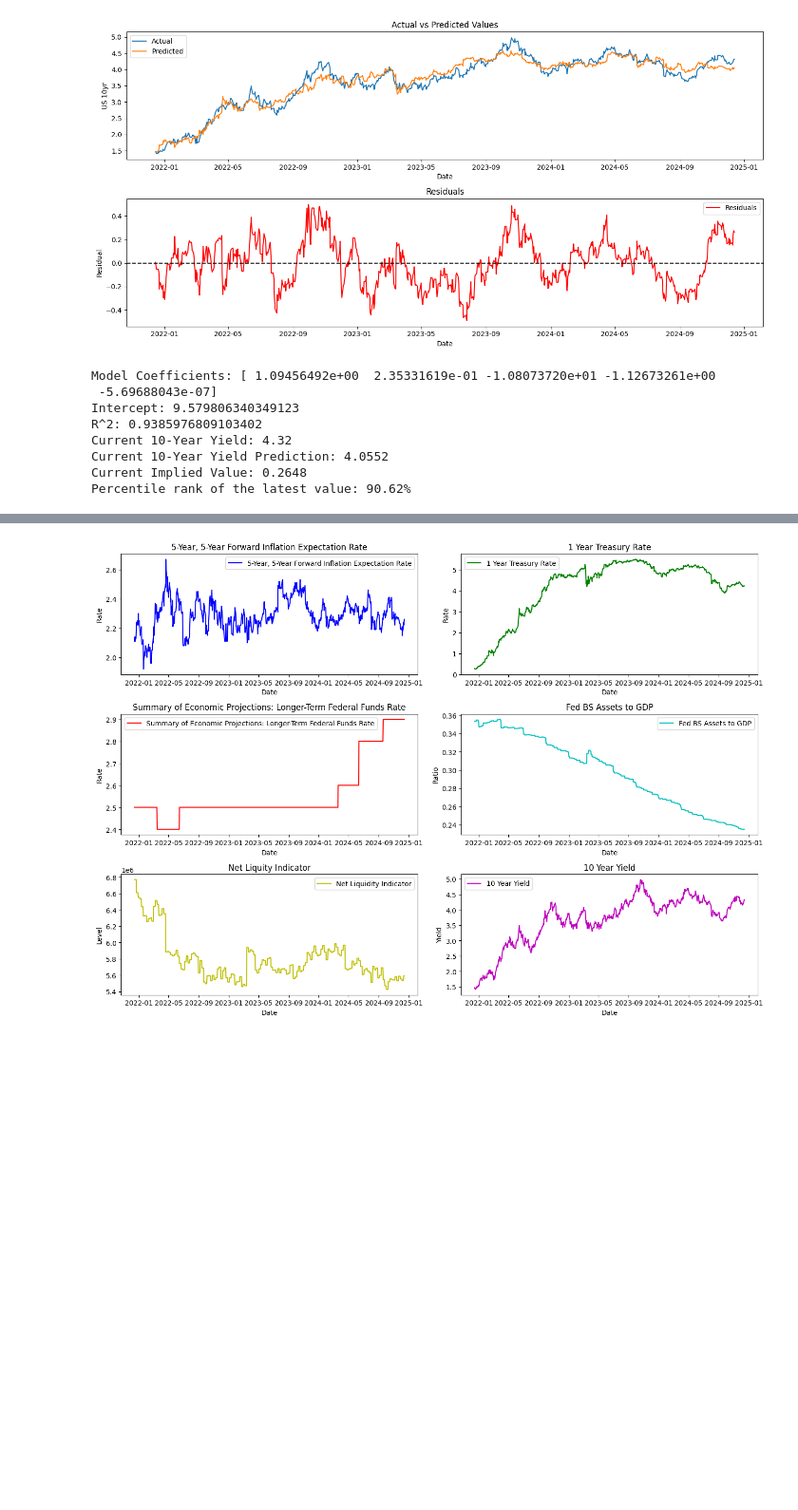
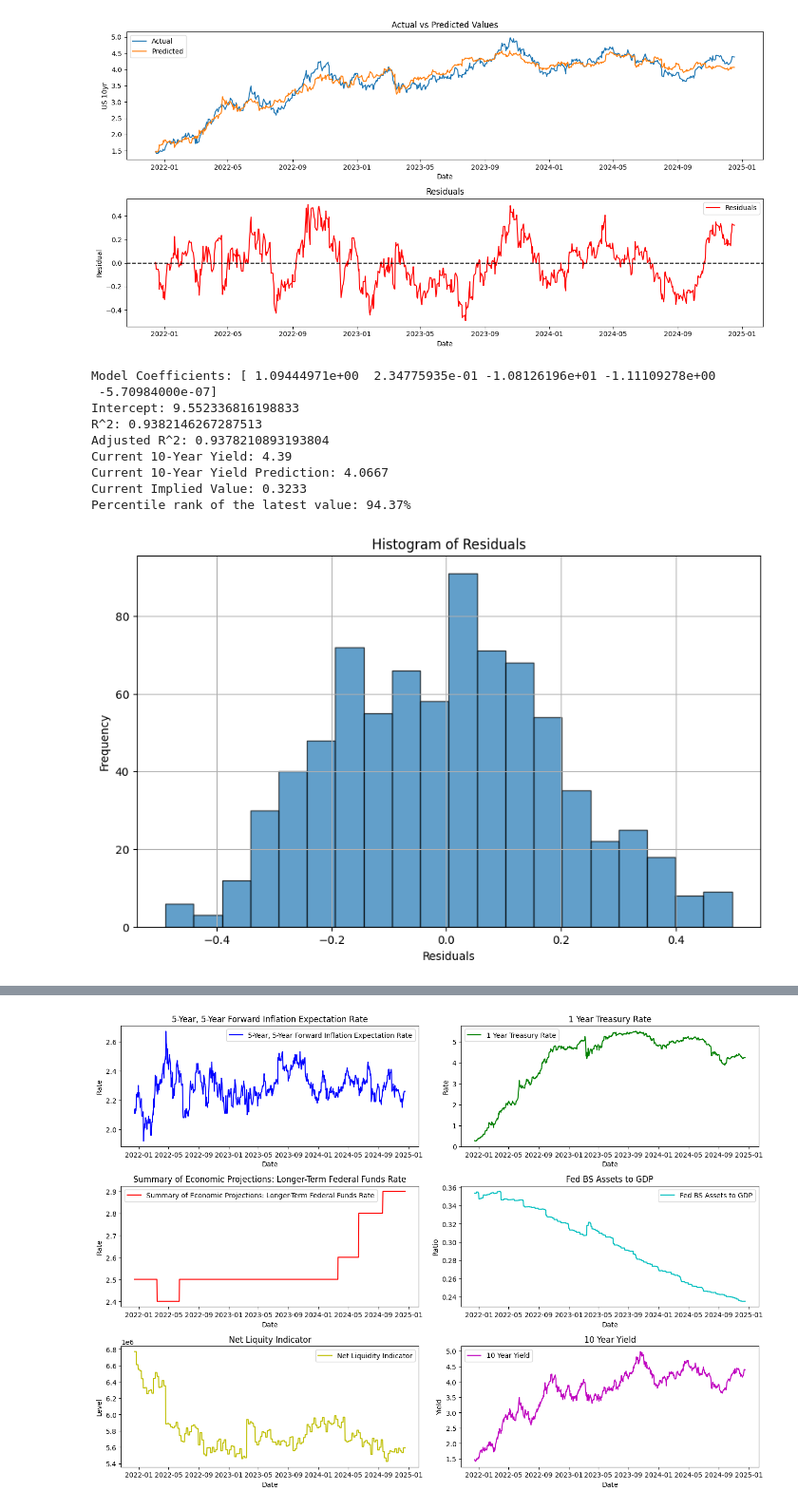
Before and after one commit to MeederDCS/Meeder1, a Jupyter notebook: US 10-Year Regression Model 3.ipynb, the cells around one changed output, grey strips where cells are left out. Shown at 95% size. Drawn from its saved outputs; the diff is of its cells as text; code cells hidden in the pictures; blank space fills up the shorter version.

```diff
--- a/US 10-Year Regression Model 3.ipynb
+++ b/US 10-Year Regression Model 3.ipynb
@@ -119,7 +119,12 @@ plt.show()
 #print(regression_info, latest_diff)
 print(f"Model Coefficients: {model.coef_}")
 print(f"Intercept: {model.intercept_}")
-print(f"R^2: {model.score(X,y)}")
+r_squared = model.score(X,y)
+n = X.shape[0]  # Number of observations
+k = X.shape[1]  # Number of predictors
+print(f"R^2: {r_squared}")
+adjusted_r_squared = 1 - (1 - r_squared) * (n - 1) / (n - k - 1)
+print(f"Adjusted R^2: {adjusted_r_squared}")
 print(f"Current 10-Year Yield: {round(y.iloc[-1],4)}")
 print(f"Current 10-Year Yield Prediction: {round(predictions[-1],4)}")
 print(f"Current Implied Value: {round(latest_diff,4)}")
@@ -135,11 +140,23 @@ latest_percentile_rank = df['residual percentile_rank'].iloc[-1]
 print(f"Percentile rank of the latest value: {latest_percentile_rank:.2f}%")
 # %% [output]
 [figure]
-Model Coefficients: [ 1.09456492e+00  2.35331619e-01 -1.08073720e+01 -1.12673261e+00
- -5.69688043e-07]
-Intercept: 9.579806340349123
-R^2: 0.9385976809103402
-Current 10-Year Yield: 4.32
-Current 10-Year Yield Prediction: 4.0552
-Current Implied Value: 0.2648
-Percentile rank of the latest value: 90.62%
+Model Coefficients: [ 1.09444971e+00  2.34775935e-01 -1.08126196e+01 -1.11109278e+00
+ -5.70984000e-07]
+Intercept: 9.552336816198833
+R^2: 0.9382146267287513
+Adjusted R^2: 0.9378210893193804
+Current 10-Year Yield: 4.39
+Current 10-Year Yield Prediction: 4.0667
+Current Implied Value: 0.3233
+Percentile rank of the latest value: 94.37%
+# %%
+# Create a histogram of the residuals
+plt.figure(figsize=(10, 6))
+plt.hist(residuals, bins=20, edgecolor='k', alpha=0.7)
+plt.xlabel('Residuals')
+plt.ylabel('Frequency')
+plt.title('Histogram of Residuals')
+plt.grid(True)
+plt.show()
+# %% [output]
+[figure, added]
```
Also changed, not shown: parts of 8 cells of this notebook, 10 other files.
